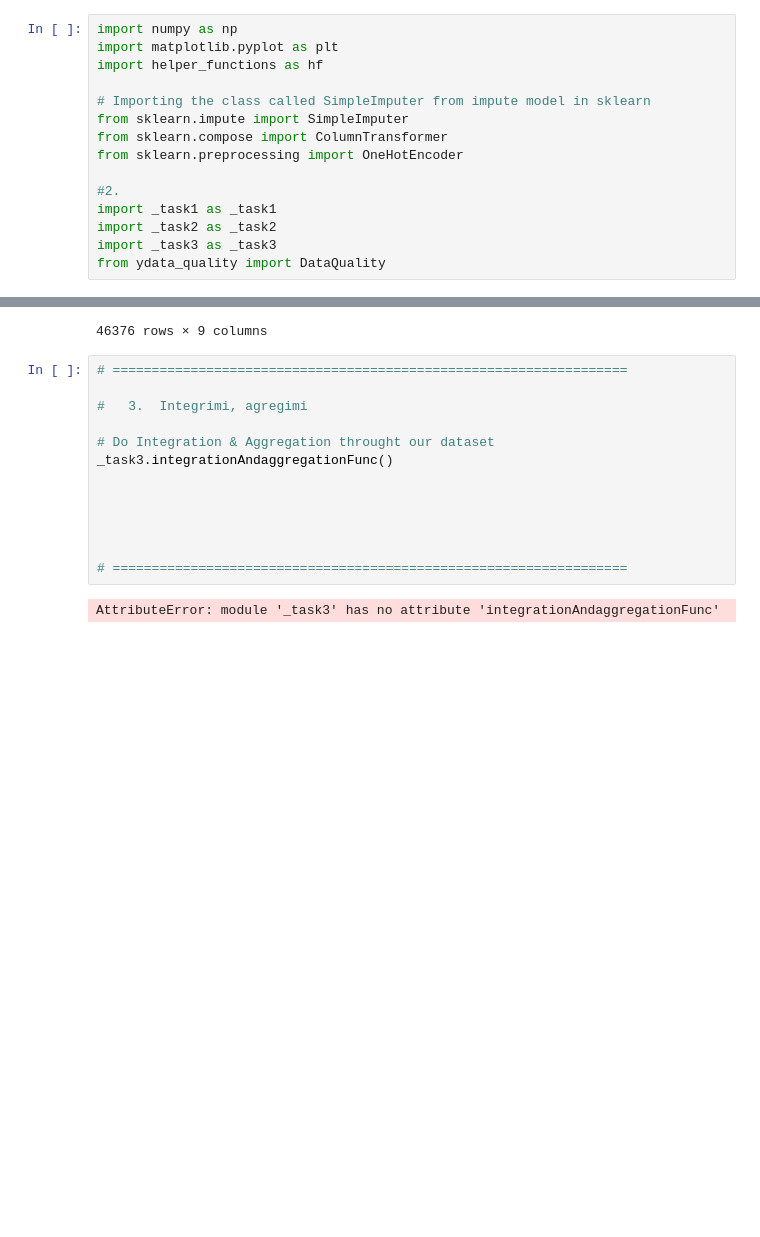
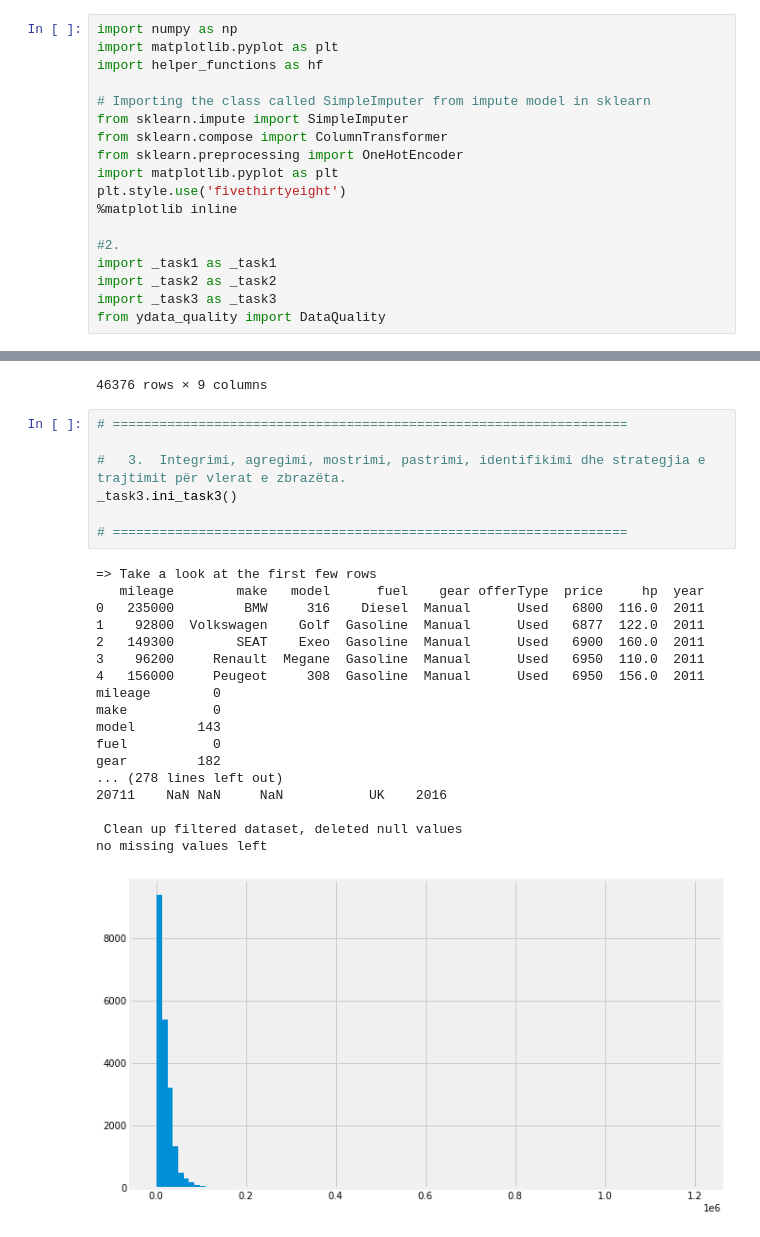
Before and after one commit to vegimik/PVD, a Jupyter notebook: autoscout24_pres.ipynb, the cells around one changed output, grey strips where cells are left out. Saved outputs shown, nothing was run; the diff lists cells and outputs as text; blank space fills up the shorter version.

Commit message:
Mostrimi, pastrimi, identifikimi dhe strategjia e trajtimit për vlerat e zbrazëta

```diff
--- a/autoscout24_pres.ipynb
+++ b/autoscout24_pres.ipynb
@@ -9,6 +7,9 @@ import helper_functions as hf
 from sklearn.impute import SimpleImputer
 from sklearn.compose import ColumnTransformer
 from sklearn.preprocessing import OneHotEncoder
+import matplotlib.pyplot as plt
+plt.style.use('fivethirtyeight')
+%matplotlib inline
 
 #2.
 import _task1 as _task1
@@ -104,15 +105,26 @@ memory usage: 3.5 MB
 # %%
 # ==================================================================
 
-#	3.	Integrimi, agregimi
-
-# Do Integration & Aggregation throught our dataset
-_task3.integrationAndaggregationFunc()
-
-
-
-
+#	3.	Integrimi, agregimi, mostrimi, pastrimi, identifikimi dhe strategjia e trajtimit për vlerat e zbrazëta.
+_task3.ini_task3()
 
 # ==================================================================
 # %% [output]
-AttributeError: module '_task3' has no attribute 'integrationAndaggregationFunc'
+=> Take a look at the first few rows
+   mileage        make   model      fuel    gear offerType  price     hp  year
+0   235000         BMW     316    Diesel  Manual      Used   6800  116.0  2011
+1    92800  Volkswagen    Golf  Gasoline  Manual      Used   6877  122.0  2011
+2   149300        SEAT    Exeo  Gasoline  Manual      Used   6900  160.0  2011
+3    96200     Renault  Megane  Gasoline  Manual      Used   6950  110.0  2011
+4   156000     Peugeot     308  Gasoline  Manual      Used   6950  156.0  2011
+mileage        0
+make           0
+model        143
+fuel           0
+gear         182
+... (278 lines left out)
+20711    NaN NaN     NaN           UK    2016
+
+ Clean up filtered dataset, deleted null values
+no missing values left
+[figure, added]
```
Also changed, not shown: parts of 2 cells of this notebook, 5 other files.
